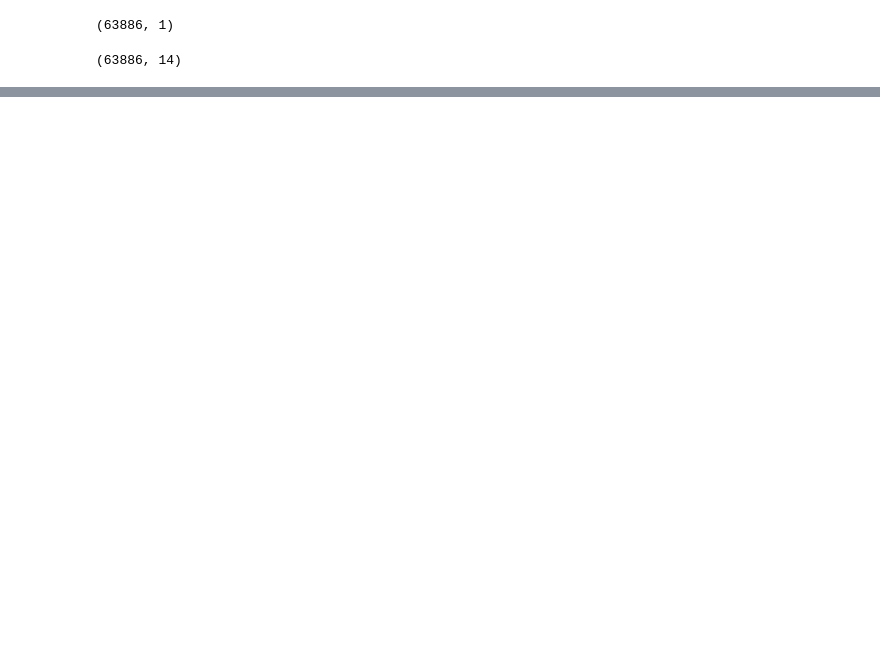
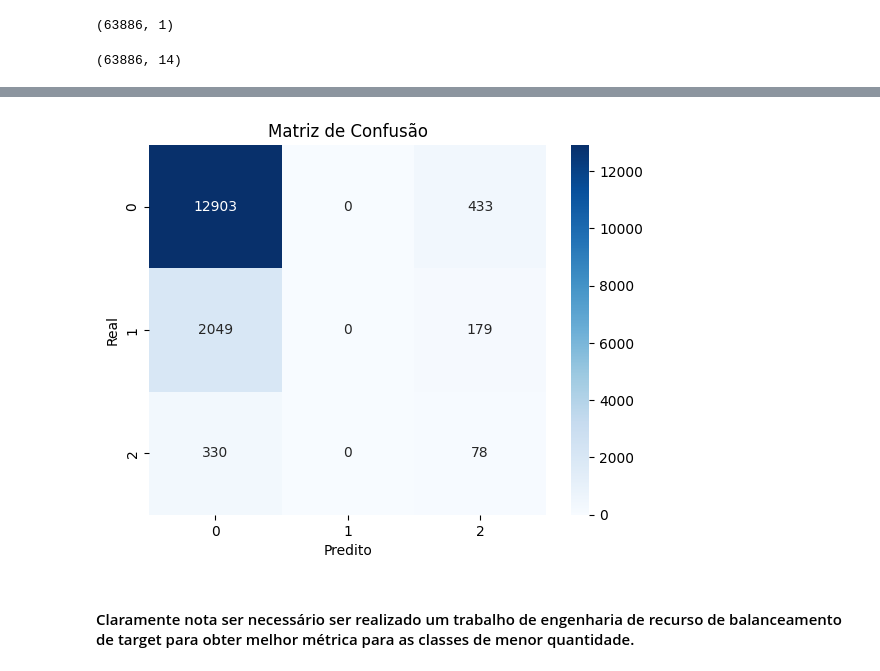
Before and after one commit to rochamarcio/AGRONEG-CIO, a Jupyter notebook: src/Models/agro-models.ipynb, the cells around one changed output, grey strips where cells are left out. Cells and saved outputs as stored; diff of their text form; code cells hidden in the pictures; blank space fills up the shorter version.

```diff
--- a/src/Models/agro-models.ipynb
+++ b/src/Models/agro-models.ipynb
@@ -92,8 +93,9 @@ def modelo (x_train , y_train):
     'iterations': [500],
    }
    cat = CatBoostClassifier()
+   Skfold = StratifiedKFold(n_splits=5,shuffle=True)
    grid_search = GridSearchCV(estimator = cat, param_grid = param_grid,
-                           cv = 5, n_jobs = -1, verbose = 3,return_train_score=True, scoring='accuracy')
+                           cv = Skfold, n_jobs = -1, verbose = 3, return_train_score=True, scoring='accuracy')
    grid_search.fit(x_train, y_train)
    return grid_search
 # %%
@@ -127,0 +157,9 @@ print("\n Os melhores parâmetros:\n", modelo.best_params_)
+# %%
+def metrica(y_test):
+    yhat = modelo.predict(X_test)
+    Acuracia = accuracy_score(y_test,yhat)
+    Matrix = confusion_matrix(y_test,yhat)
+    Report = classification_report(y_test,yhat)
+    return Acuracia , Matrix , Report
+# %%
+Acuracia , Matrix, Report = metrica (y_test)
@@ -127,0 +186,10 @@ print("\n Os melhores parâmetros:\n", modelo.best_params_)
+# %%
+sns.heatmap(Matrix, annot=True, fmt='d', cmap='Blues')
+plt.xlabel('Predito')
+plt.ylabel('Real')
+plt.title('Matriz de Confusão')
+plt.show()
+# %% [output]
+[figure, added]
+# %% [markdown]
+#### Claramente nota ser necessário ser realizado um trabalho de engenharia de recurso de balanceamento de target para obter melhor métrica para as classes de menor quantidade.
```
Also changed, not shown: parts of 6 cells of this notebook.
